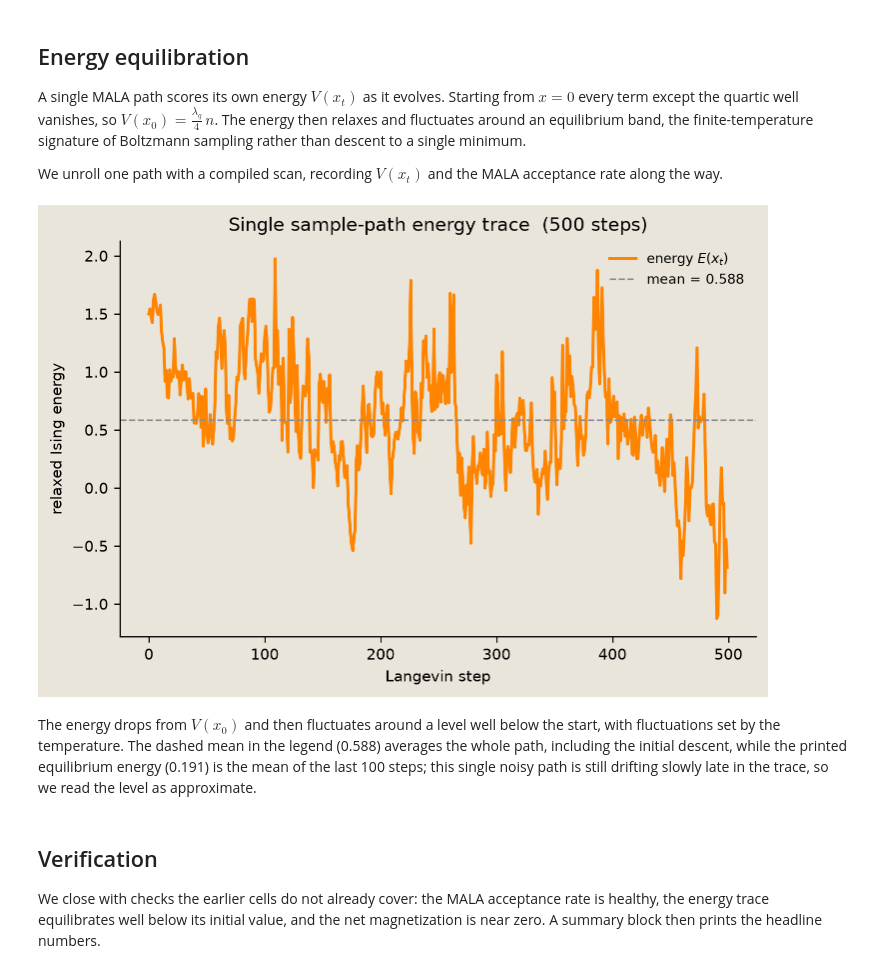
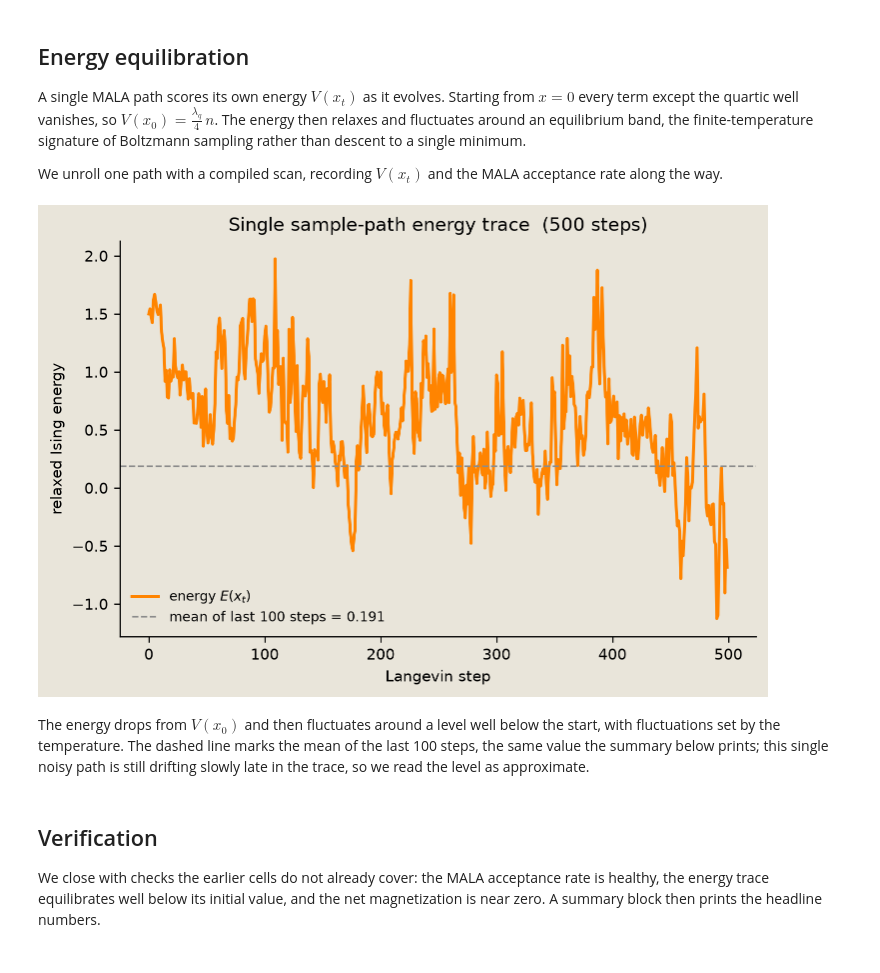
Before and after one commit to extropic-ai/torx, a Jupyter notebook: examples/12_langevin_graph_ising.ipynb, the cells around one changed output. Drawn from its saved outputs; the diff is of its cells as text; code cells hidden in the pictures.

```diff
--- a/examples/12_langevin_graph_ising.ipynb
+++ b/examples/12_langevin_graph_ising.ipynb
@@ -434,10 +434,10 @@ tail_energy = float(energies_arr[-100:].mean())  # late-trace level (mean of las
 # %%
-fig = P_samp.plot_energy_trace(energies_arr, mean_energy)
+fig = P_samp.plot_energy_trace(energies_arr, tail_energy)
 savefig(fig, "12_langevin_energy_trace")
 # %% [output]
-[figure, old version]
+[figure, new version]
 # %% [markdown]
-The energy drops from $V(x_0)$ and then fluctuates around a level well below the start, with fluctuations set by the temperature. The dashed mean in the legend (0.588) averages the whole path, including the initial descent, while the printed equilibrium energy (0.191) is the mean of the last 100 steps; this single noisy path is still drifting slowly late in the trace, so we read the level as approximate.
+The energy drops from $V(x_0)$ and then fluctuates around a level well below the start, with fluctuations set by the temperature. The dashed line marks the mean of the last 100 steps, the same value the summary below prints; this single noisy path is still drifting slowly late in the trace, so we read the level as approximate.
 # %% [markdown]
 ## Verification
 
```
Also changed, not shown: parts of 1 cell of this notebook, 7 other files.
